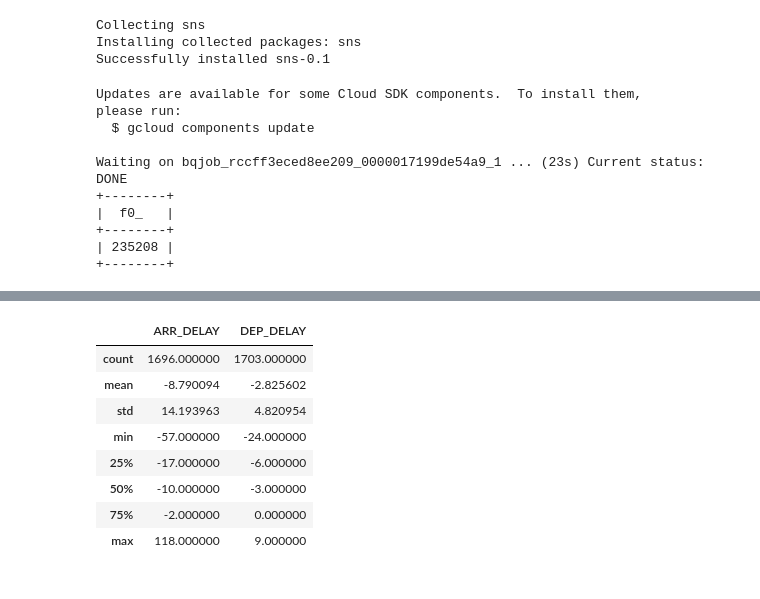
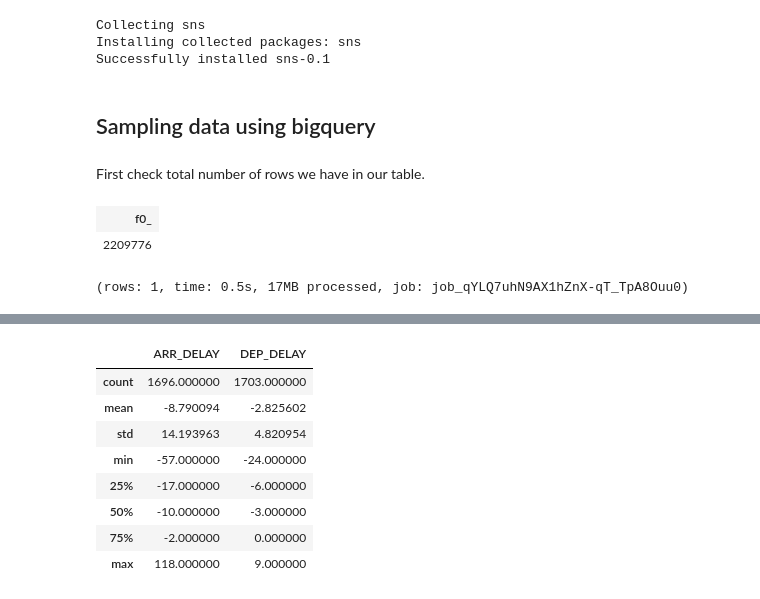
Before and after one commit to yuwtennis/google-data-engineer, a Jupyter notebook: Ch05/getting_started_with_eda.ipynb, the cells around one changed output, grey strips where cells are left out. Cells and saved outputs as stored; diff of their text form; code cells hidden in the pictures.

Commit message:
Process for data sampling amended by result of code review.

```diff
--- a/Ch05/getting_started_with_eda.ipynb
+++ b/Ch05/getting_started_with_eda.ipynb
@@ -19,16 +18,11 @@ import sns
+# %% [markdown]
+## Sampling data using bigquery
+# %% [markdown]
+First check total number of rows we have in our table.
 # %%
-#
-# Count number of rows
-#
-!bq query "SELECT COUNT(DEP_DELAY) FROM flights.fedtzcorr"
+%bigquery execute -d standard
+SELECT COUNT(DEP_DELAY) FROM flights.simevents
 # %% [output]
+| f0_ |
+| 2209776 |
-Updates are available for some Cloud SDK components.  To install them,
-please run:
-  $ gcloud components update
-
-Waiting on bqjob_rccff3eced8ee209_0000017199de54a9_1 ... (23s) Current status: DONE
-+--------+
-|  f0_   |
-+--------+
-| 235208 |
-+--------+
+(rows: 1, time: 0.5s, 17MB processed, job: job_qYLQ7uhN9AX1hZnX-qT_TpA8Ouu0)
```
Also changed, not shown: parts of 10 cells of this notebook.
